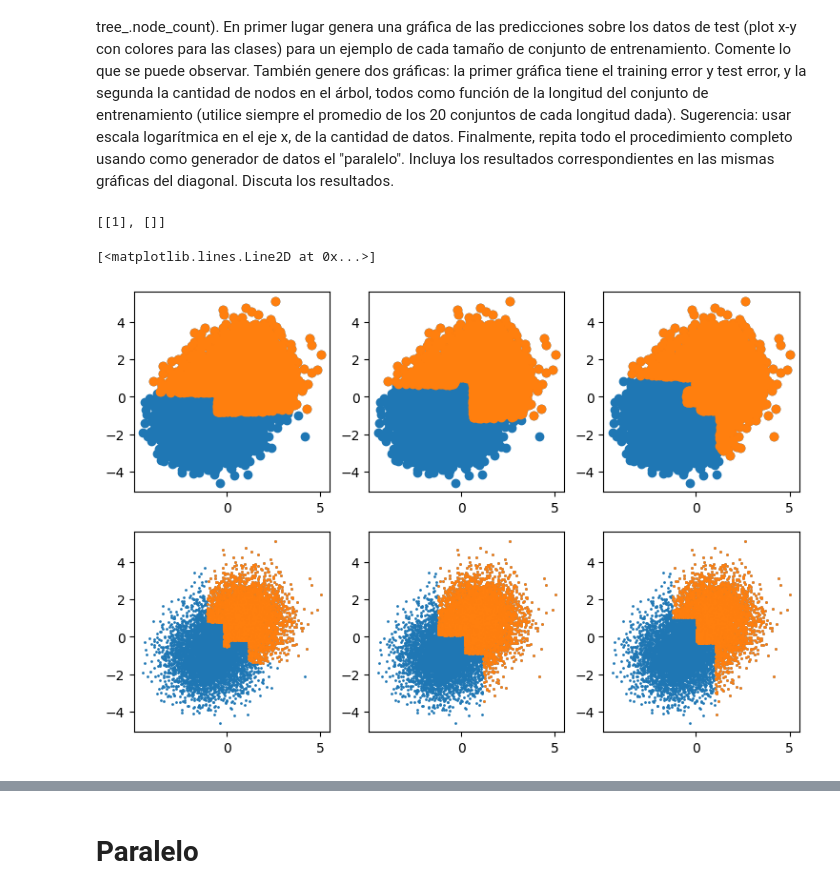
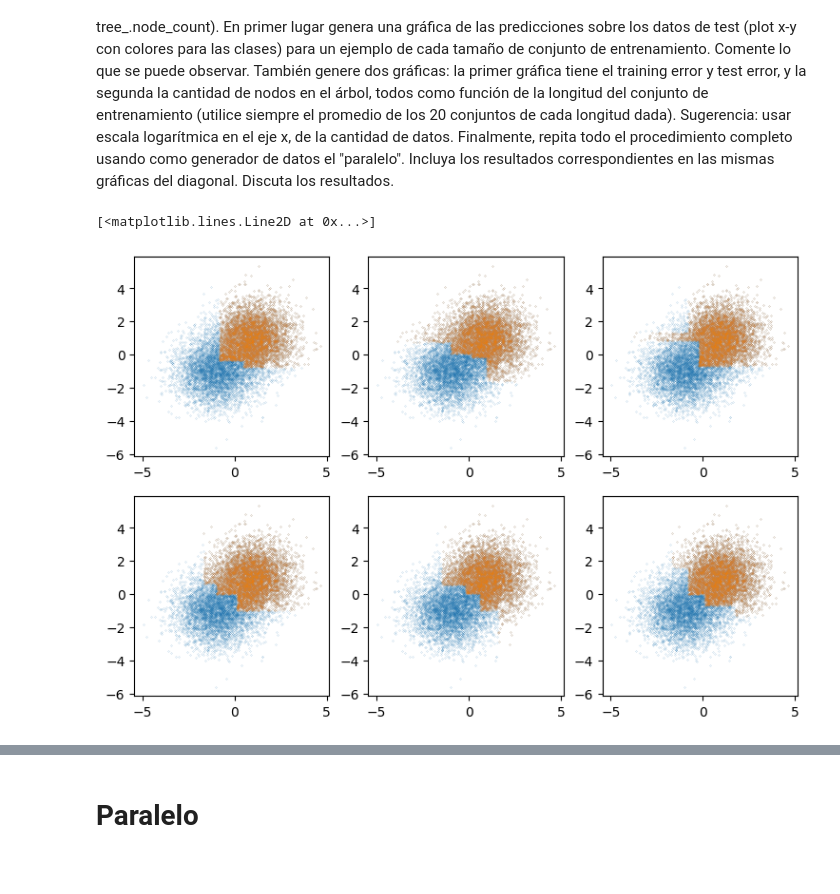
Before and after one commit to AgusMRM/IntroMachineLearning, a Jupyter notebook: tp1/Ej2.ipynb, the cells around one changed output, grey strips where cells are left out. Drawn from its saved outputs; the diff is of its cells as text; code cells hidden in the pictures.

```diff
--- a/tp1/Ej2.ipynb
+++ b/tp1/Ej2.ipynb
@@ -74,8 +23,3 @@ a = [[],[]]
-# %%
-a[0].append(1)
-a
-# %% [output]
-[[1], []]
 # %%
 # Genere 20 conjuntos de entrenamiento para
 # cada uno de los siguientes valores de n: 125, 250, 500, 1000, 2000, 4000.
@@ -85,12 +29,14 @@ a
 
 N = [125, 250, 500, 1000, 2000, 4000]
 
+#N = [12, 50, 100, 200, 500, 1000]
+
 error_training = [[],[],[],[],[],[]]
 error_test = [[],[],[],[],[],[]]
 size = [[],[],[],[],[],[]]
 
-X_plot = []
-y_plot = []
+X_plot = [[],[],[],[],[],[]]
+y_plot = [[],[],[],[],[],[]]
 y_test = []
 
 for i in range(20):
@@ -119,9 +65,9 @@ for i in range(20):
         error_test[k].append(1 - accuracy)
         size[k].append(clf.tree_.node_count)
 
-        if i==19:
-            X_plot.append(test)
-            y_plot.append(prediccion_test)
+        if i==1:
+            X_plot[k].append(test)
+            y_plot[k].append(prediccion_test)
             #y_test.append(prediccion_test)
 
 
@@ -131,37 +77,39 @@ for i in range(20):
 # En primer lugar genera una gráfica de las predicciones sobre los datos de test (plot x-y con colores para las clases)
 # para un ejemplo de cada tamaño de conjunto de entrenamiento. Comente lo que se puede observar.
 # %%
+markersize= .1
+
 plt.figure(figsize=(9,6))
 
 plt.subplot(231)
-c1, = np.where(y_plot[0]==1)
-plt.plot(X_plot[0][:,0],X_plot[0][:,1],ls='none',marker='o')
-plt.plot(X_plot[0][c1,0],X_plot[0][c1,1],ls='none',marker='o')
+c1, = np.where(y_plot[0][0]==1)
+plt.plot(X_plot[0][0][:,0],X_plot[0][0][:,1],ls='none',marker='o',markersize=markersize)
+plt.plot(X_plot[0][0][c1,0],X_plot[0][0][c1,1],ls='none',marker='o',markersize=markersize)
 
 plt.subplot(232)
-c1, = np.where(y_plot[1]==1)
-plt.plot(X_plot[1][:,0],X_plot[1][:,1],ls='none',marker='o')
-plt.plot(X_plot[1][c1,0],X_plot[1][c1,1],ls='none',marker='o')
+c1, = np.where(y_plot[1][0]==1)
+plt.plot(X_plot[1][0][:,0],X_plot[1][0][:,1],ls='none',marker='o',markersize=markersize)
+plt.plot(X_plot[1][0][c1,0],X_plot[1][0][c1,1],ls='none',marker='o',markersize=markersize)
 
 plt.subplot(233)
-c1, = np.where(y_plot[2]==1)
-plt.plot(X_plot[2][:,0],X_plot[2][:,1],ls='none',marker='o')
-plt.plot(X_plot[2][c1,0],X_plot[2][c1,1],ls='none',marker='o')
+c1, = np.where(y_plot[2][0]==1)
+plt.plot(X_plot[2][0][:,0],X_plot[2][0][:,1],ls='none',marker='o',markersize=markersize)
+plt.plot(X_plot[2][0][c1,0],X_plot[2][0][c1,1],ls='none',marker='o',markersize=markersize)
 
 plt.subplot(234)
-c1, = np.where(y_plot[3]==1)
-plt.plot(X_plot[3][:,0],X_plot[3][:,1],ls='none',marker='o',markersize=1)
-plt.plot(X_plot[3][c1,0],X_plot[3][c1,1],ls='none',marker='o',markersize=1)
+c1, = np.where(y_plot[3][0]==1)
+plt.plot(X_plot[3][0][:,0],X_plot[3][0][:,1],ls='none',marker='o',markersize=markersize)
+plt.plot(X_plot[3][0][c1,0],X_plot[3][0][c1,1],ls='none',marker='o',markersize=markersize)
 
 plt.subplot(235)
-c1, = np.where(y_plot[4]==1)
-plt.plot(X_plot[4][:,0],X_plot[4][:,1],ls='none',marker='o',markersize=1)
-plt.plot(X_plot[4][c1,0],X_plot[4][c1,1],ls='none',marker='o',markersize=1)
+c1, = np.where(y_plot[4][0]==1)
+plt.plot(X_plot[4][0][:,0],X_plot[4][0][:,1],ls='none',marker='o',markersize=markersize)
+plt.plot(X_plot[4][0][c1,0],X_plot[4][0][c1,1],ls='none',marker='o',markersize=markersize)
 
 plt.subplot(236)
-c1, = np.where(y_plot[5]==1)
-plt.plot(X_plot[5][:,0],X_plot[5][:,1],ls='none',marker='o',markersize=1)
-plt.plot(X_plot[5][c1,0],X_plot[5][c1,1],ls='none',marker='o',markersize=1)
+c1, = np.where(y_plot[5][0]==1)
+plt.plot(X_plot[5][0][:,0],X_plot[5][0][:,1],ls='none',marker='o',markersize=markersize)
+plt.plot(X_plot[5][0][c1,0],X_plot[5][0][c1,1],ls='none',marker='o',markersize=markersize)
 # %% [output]
 [<matplotlib.lines.Line2D at 0x...>]
-[figure, old version]
+[figure, new version]
```
Also changed, not shown: parts of 20 cells of this notebook, 8 other files.
